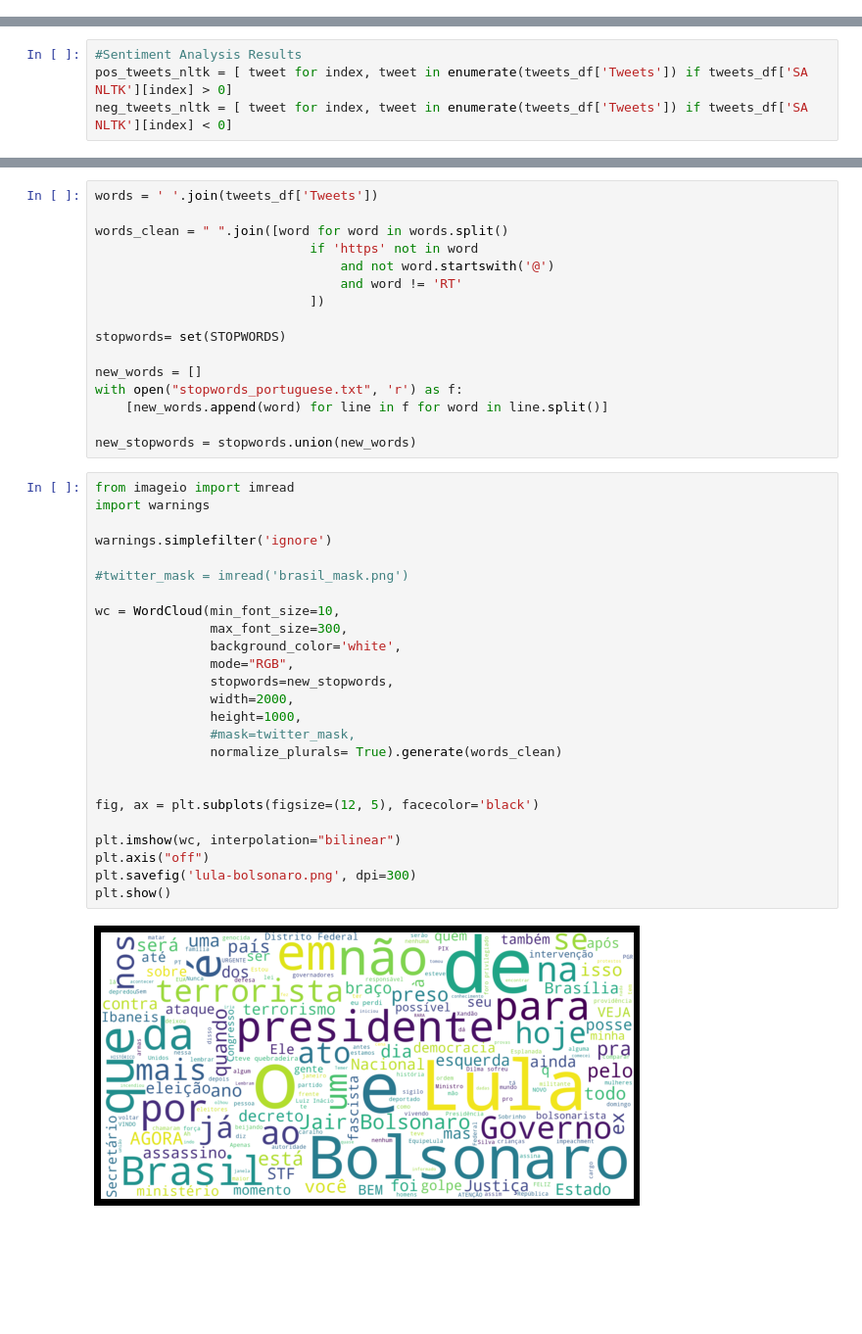
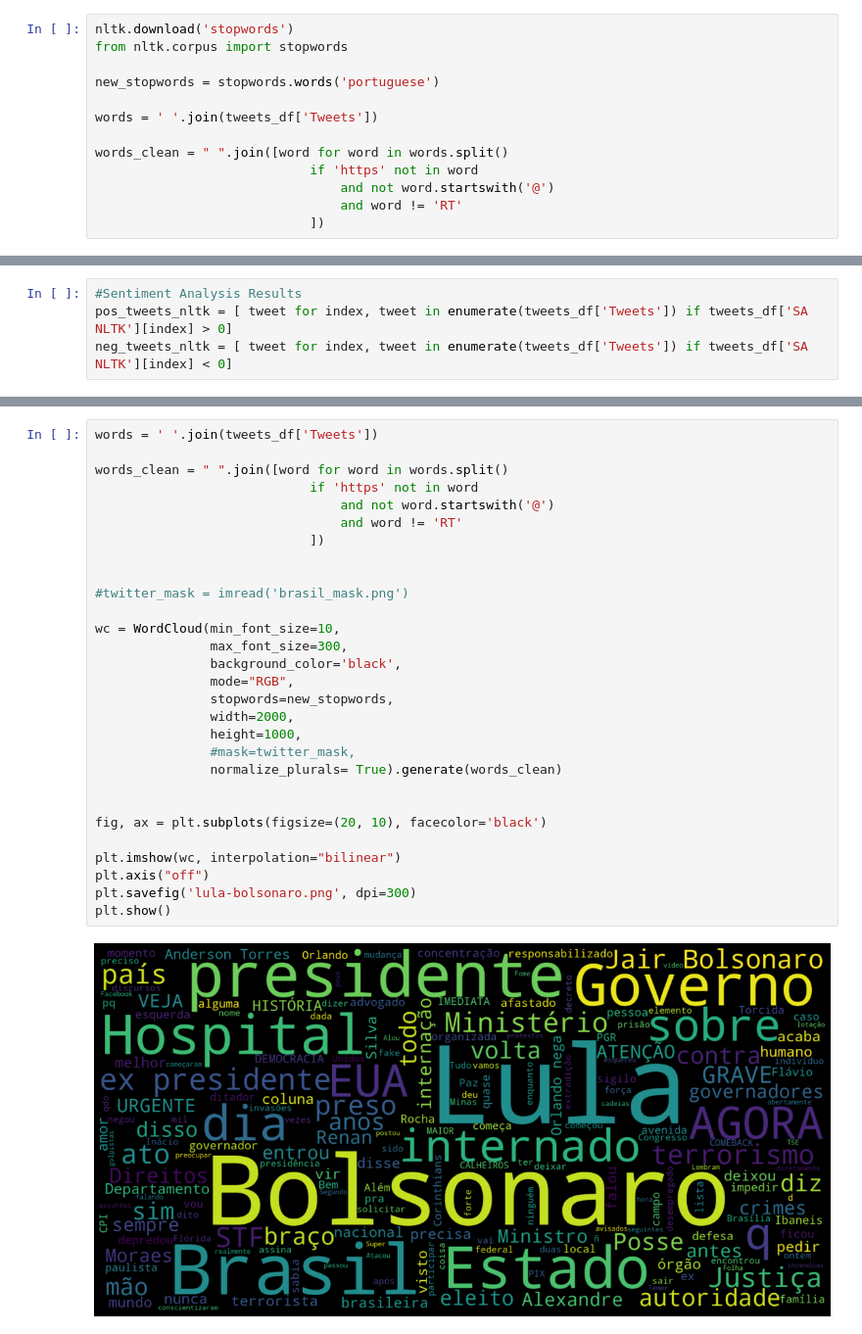
Before and after one commit to leandrosantana09/analise-de-tweets, a Jupyter notebook: analise_de_tweets.ipynb, the cells around one changed output, grey strips where cells are left out. Shown at 98% size. Drawn from its saved outputs; the diff is of its cells as text; blank space fills up the shorter version.

Commit message:
att stopword

```diff
--- a/analise_de_tweets.ipynb
+++ b/analise_de_tweets.ipynb
@@ -224,0 +219,13 @@ plt.show()
+# %%
+nltk.download('stopwords')
+from nltk.corpus import stopwords
+
+new_stopwords = stopwords.words('portuguese')
+
+words = ' '.join(tweets_df['Tweets'])
+
+words_clean = " ".join([word for word in words.split()
+                            if 'https' not in word
+                                and not word.startswith('@')
+                                and word != 'RT'
+                            ])
@@ -259,43 +297,31 @@ plt.show()
-# %%
-words = ' '.join(tweets_df['Tweets'])
-
-words_clean = " ".join([word for word in words.split()
-                            if 'https' not in word
-                                and not word.startswith('@')
-                                and word != 'RT'
-                            ])
-
-stopwords= set(STOPWORDS)
-
-new_words = []
-with open("stopwords_portuguese.txt", 'r') as f:
-    [new_words.append(word) for line in f for word in line.split()]
-
-new_stopwords = stopwords.union(new_words)
 # %%
-from imageio import imread
-import warnings
+words = ' '.join(tweets_df['Tweets'])
 
-warnings.simplefilter('ignore')
+words_clean = " ".join([word for word in words.split()
+                            if 'https' not in word
+                                and not word.startswith('@')
+                                and word != 'RT'
+                            ])
+
 
 #twitter_mask = imread('brasil_mask.png')
 
 wc = WordCloud(min_font_size=10,
                max_font_size=300,
-               background_color='white',
+               background_color='black',
                mode="RGB",
                stopwords=new_stopwords,
                width=2000,
                height=1000,
                #mask=twitter_mask,
                normalize_plurals= True).generate(words_clean)
 
 
-fig, ax = plt.subplots(figsize=(12, 5), facecolor='black')
+fig, ax = plt.subplots(figsize=(20, 10), facecolor='black')
 
 plt.imshow(wc, interpolation="bilinear")
 plt.axis("off")
 plt.savefig('lula-bolsonaro.png', dpi=300)
 plt.show()
 # %% [output]
-[figure, old version]
+[figure, new version]
```
Also changed, not shown: parts of 11 cells of this notebook.
